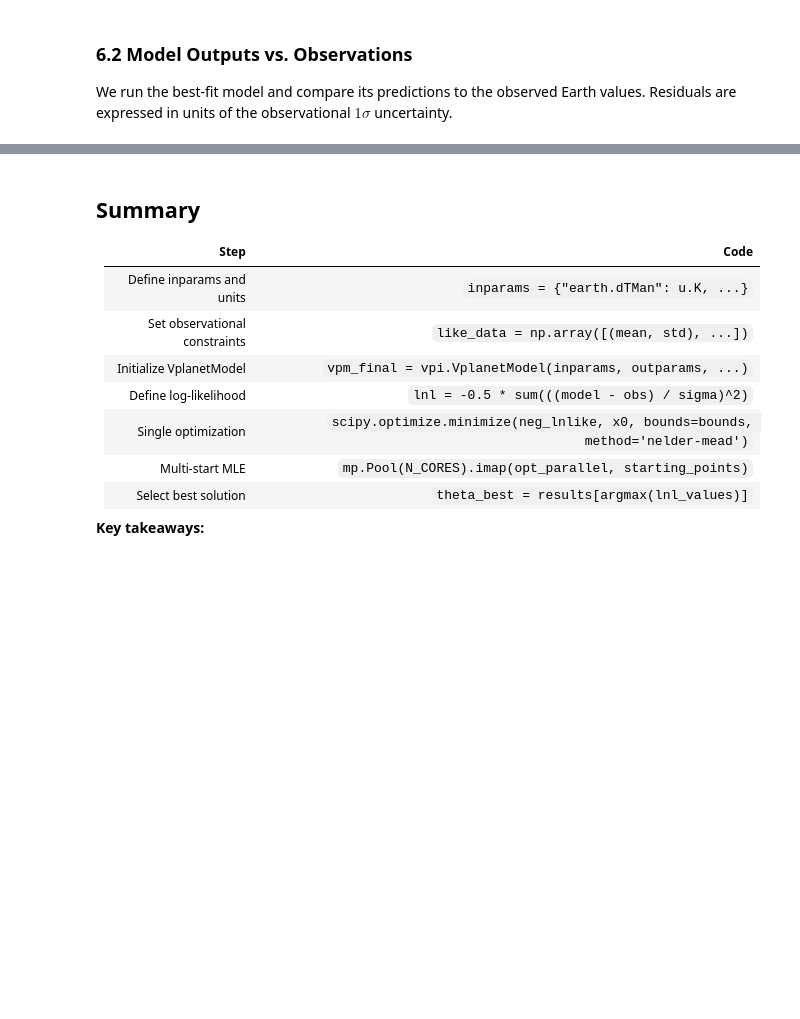
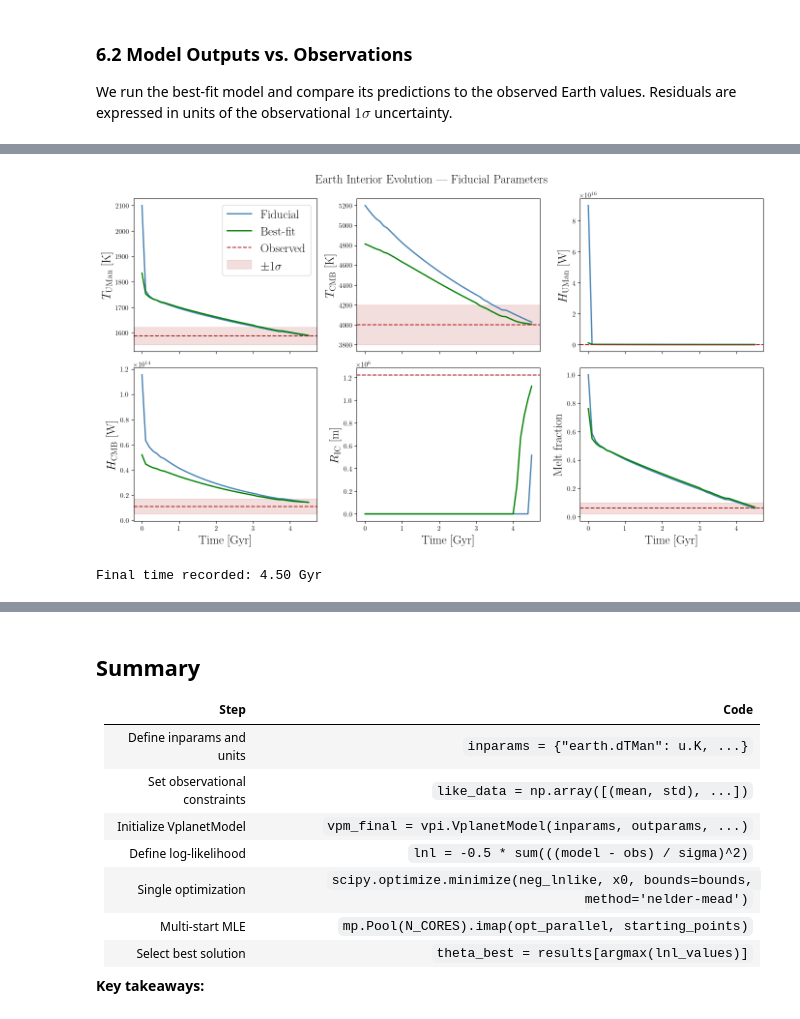
Before and after one commit to jbirky/vplanet_inference, a Jupyter notebook: docs/_build/html/case_studies/04_earth_mle.ipynb, the cells around one changed output, grey strips where cells are left out. Saved outputs shown, nothing was run; the diff lists cells and outputs as text; code cells hidden in the pictures; blank space fills up the shorter version.

```diff
--- a/docs/_build/html/case_studies/04_earth_mle.ipynb
+++ b/docs/_build/html/case_studies/04_earth_mle.ipynb
@@ -237,8 +237,8 @@ inparams = {
 
 # Human-readable labels for plots
 inlabels = [
-    r"${}^{40}\text{K}$ Mantle Power [W]",
-    r"${}^{40}\text{K}$ Core Power [W]",
+    r"${}^{40}\mathrm{K}$ Mantle Power [W]",
+    r"${}^{40}\mathrm{K}$ Core Power [W]",
     r"$T_{\rm man}$ [K]",
     r"$T_{\rm core}$ [K]",
     r"Erupt. Efficiency",
@@ -724,3 +747,6 @@ print(df_mle[["run", "lnlike"] + param_keys[:4]].to_string(index=False))
+# %%
+param_keys = list(inparams.keys())
+df_mle = pd.read_csv("mle_earth_results.csv")
 # %% [markdown]
 ## 6. Analyzing the MLE Results
 
@@ -793,13 +820,0 @@ and the best solution stands out clearly.
-# %%
-fig, ax = plt.subplots(figsize=(7, 4))
-
-ax.hist(df_mle["lnlike"], bins=12, color="steelblue", edgecolor="white", alpha=0.85)
-ax.axvline(lnl_best, color="firebrick", ls="--", lw=2, label=f"Best: {lnl_best:.1f}")
-ax.axvline(lnl_fid,  color="darkorange", ls="-.", lw=2, label=f"Fiducial: {lnl_fid:.1f}")
-
-ax.set_xlabel(r"Log-likelihood $\ln\mathcal{L}$", fontsize=12)
-ax.set_ylabel("Number of runs", fontsize=12)
-ax.set_title(f"MLE Results: {N_STARTS} random starts", fontsize=12)
-ax.legend(fontsize=10)
-plt.tight_layout()
-plt.show()
@@ -843,0 +821,51 @@ plt.show()
+# %%
+# Run the evolution model to get time series
+evol_fiducial = vpm_evol.run_model(theta_fiducial, remove=True)
+evol_best     = vpm_evol.run_model(theta_best, remove=True)
+
+time_gyr = evol_fiducial["Time"].to(u.Gyr).value
+
+fig, axes = plt.subplots(2, 3, figsize=(14, 8), sharex=True)
+axes = axes.flatten()
+
+# Data to plot: (key, label, observed mean, observed std, y-scale)
+evol_keys = [
+    ("final.earth.TUMan",    r"$T_{\rm UMan}$ [K]",       1587,              34,           "linear"),
+    ("final.earth.TCMB",     r"$T_{\rm CMB}$ [K]",        4000,              200,          "linear"),
+    ("final.earth.HflowUMan",r"$H_{\rm UMan}$ [W]",       38.0 * TW_TO_W,   3 * TW_TO_W,  "linear"),
+    ("final.earth.HflowCMB", r"$H_{\rm CMB}$ [W]",        11.0 * TW_TO_W,   6 * TW_TO_W,  "linear"),
+    ("final.earth.RIC",      r"$R_{\rm IC}$ [m]",          1224.1e3,          1e3,          "linear"),
+    ("final.earth.FMeltUMan",r"Melt fraction",              0.06,              0.04,         "linear"),
+]
+
+for ax, (key, ylabel, obs_mean, obs_std, yscale) in zip(axes, evol_keys):
+    # plot fiducial evolution
+    yvals = evol_fiducial[key]
+    # Quantities (non-None units) need .value for matplotlib
+    if hasattr(yvals, 'value'):
+        yvals = yvals.value
+    ax.plot(time_gyr, yvals, color="steelblue", lw=2, label="Fiducial")
+
+    # plot best-fit evolution
+    yvals = evol_best[key]
+    if hasattr(yvals, 'value'):
+        yvals = yvals.value
+    ax.plot(time_gyr, yvals, color="green", lw=2, label="Best-fit")
+
+    ax.axhline(obs_mean, color="firebrick", ls="--", lw=1.5, label="Observed")
+    ax.axhspan(obs_mean - obs_std, obs_mean + obs_std,
+               alpha=0.15, color="firebrick", label=r"$\pm1\sigma$")
+    ax.set_ylabel(ylabel, fontsize=18)
+    ax.set_yscale(yscale)
+
+for ax in axes[3:]:
+    ax.set_xlabel("Time [Gyr]", fontsize=18)
+
+axes[0].legend(fontsize=18, loc="upper right")
+fig.suptitle("Earth Interior Evolution — Fiducial Parameters", fontsize=18)
+plt.tight_layout()
+plt.show()
+print(f"\nFinal time recorded: {time_gyr[-1]:.2f} Gyr")
+# %% [output]
+[figure, added]
+Final time recorded: 4.50 Gyr
```
Also changed, not shown: parts of 17 cells of this notebook, 28 other files.
